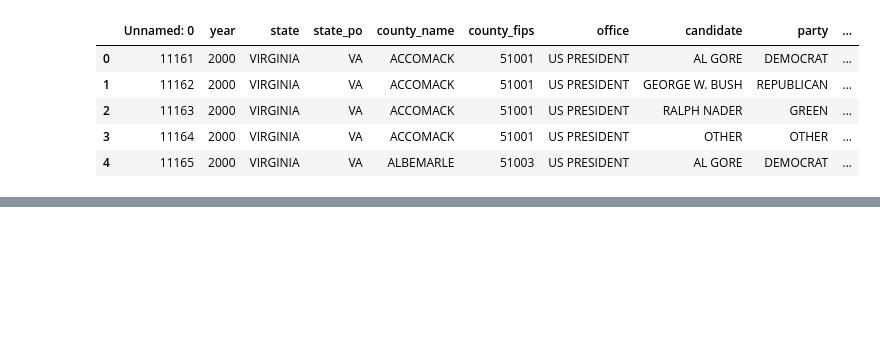
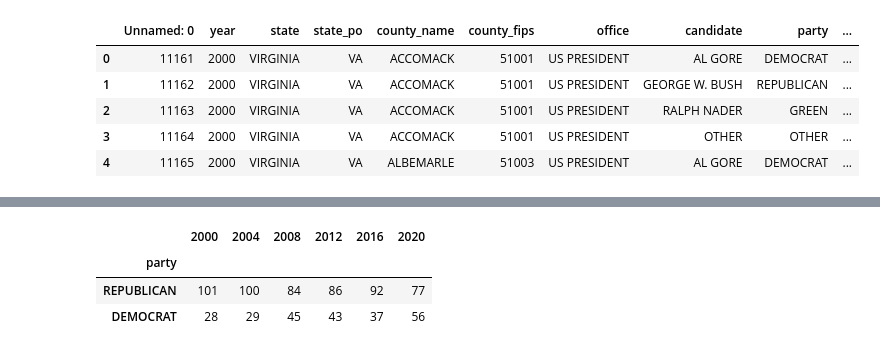
Before and after one commit to abkerper/project_voting, a Jupyter notebook: Annika_Code.ipynb, the cells around one changed output, grey strips where cells are left out. Drawn from its saved outputs; the diff is of its cells as text; code cells hidden in the pictures; blank space fills up the shorter version.

```diff
--- a/Annika_Code.ipynb
+++ b/Annika_Code.ipynb
@@ -29,0 +72,18 @@ county_df.head()
+# %%
+county_results = pd.read_csv('https://raw.githubusercontent.com/abkerper/project_voting/main/data/county_results1.csv')
+# %%
+election_year = [2000, 2004, 2008, 2012, 2016, 2020]
+results_by_year = {}
+for year in election_year:
+    results_by_year[year] = county_results[county_results['year'] == year]
+
+results_year = {}
+for year in election_year:
+  results_year[year] = results_by_year[year]['party'].value_counts()
+# %%
+pd.DataFrame(results_year)
+# %% [output]
+|  | 2000 | 2004 | 2008 | 2012 | 2016 | 2020 |
+| party |  |  |  |  |  |  |
+| REPUBLICAN | 101 | 100 | 84 | 86 | 92 | 77 |
+| DEMOCRAT | 28 | 29 | 45 | 43 | 37 | 56 |
```
Also changed, not shown: parts of 2 cells of this notebook.
